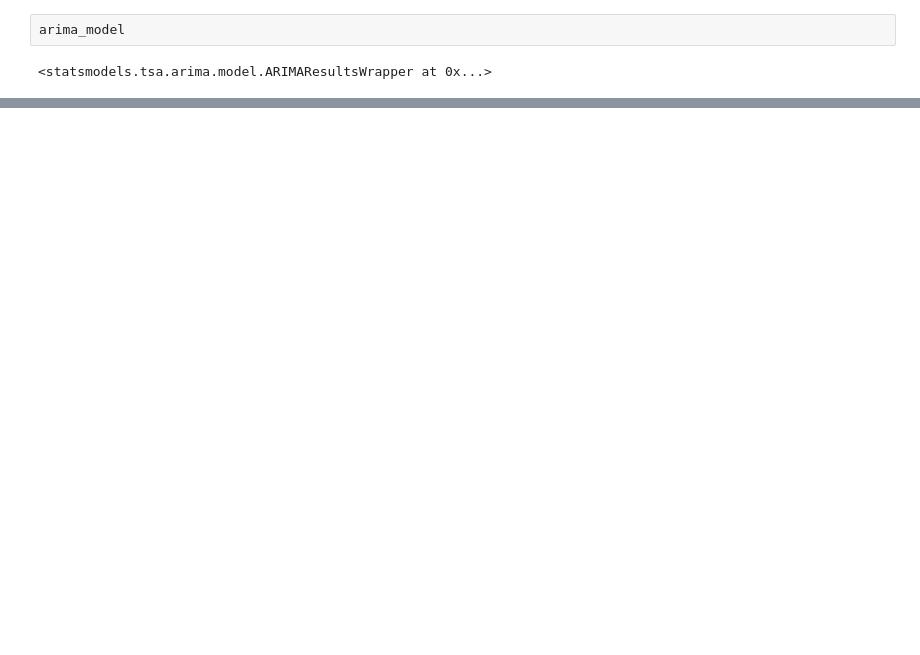
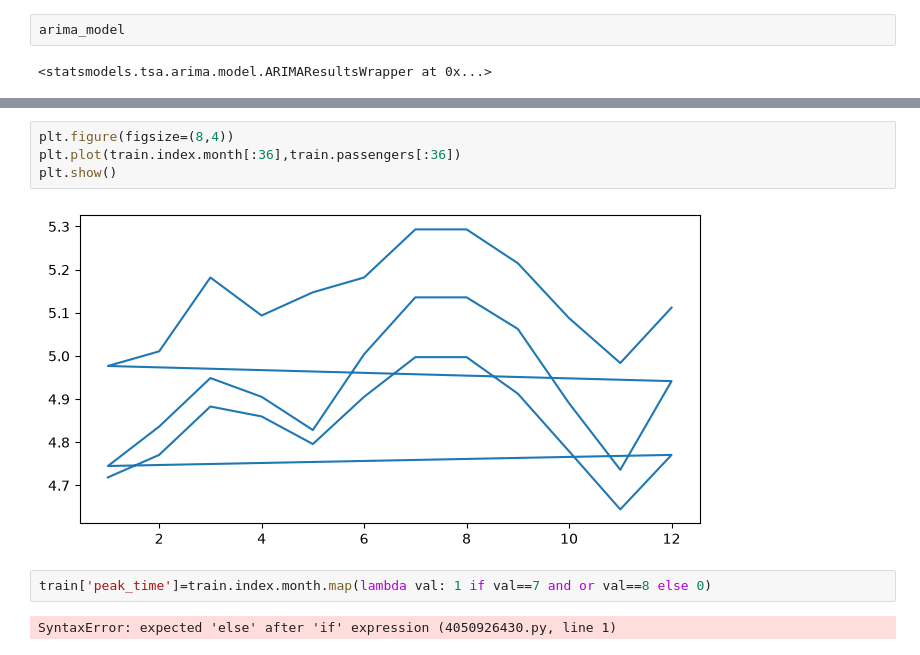
Before and after one commit to harshrathi0010-web/ML-practice, a Jupyter notebook: TSA 1.ipynb, the cells around one changed output, grey strips where cells are left out. Saved outputs shown, nothing was run; the diff lists cells and outputs as text; blank space fills up the shorter version.

```diff
--- a/TSA 1.ipynb
+++ b/TSA 1.ipynb
@@ -195,0 +265,10 @@ NameError: name 'y_fc' is not defined
+# %%
+plt.figure(figsize=(8,4))
+plt.plot(train.index.month[:36],train.passengers[:36])
+plt.show()
+# %% [output]
+[figure, added]
+# %%
+train['peak_time']=train.index.month.map(lambda val: 1 if val==7 and or val==8 else 0)
+# %% [output]
+SyntaxError: expected 'else' after 'if' expression (4050926430.py, line 1)
```
Also changed, not shown: parts of 13 cells of this notebook.
